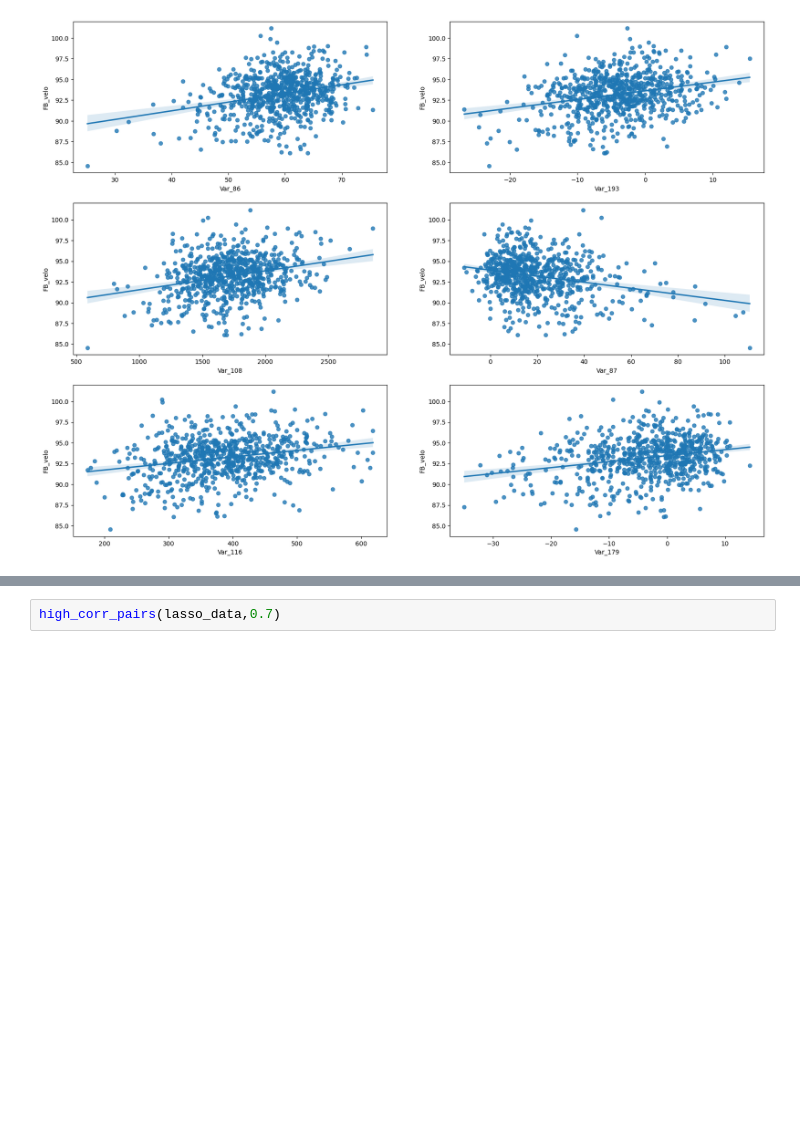
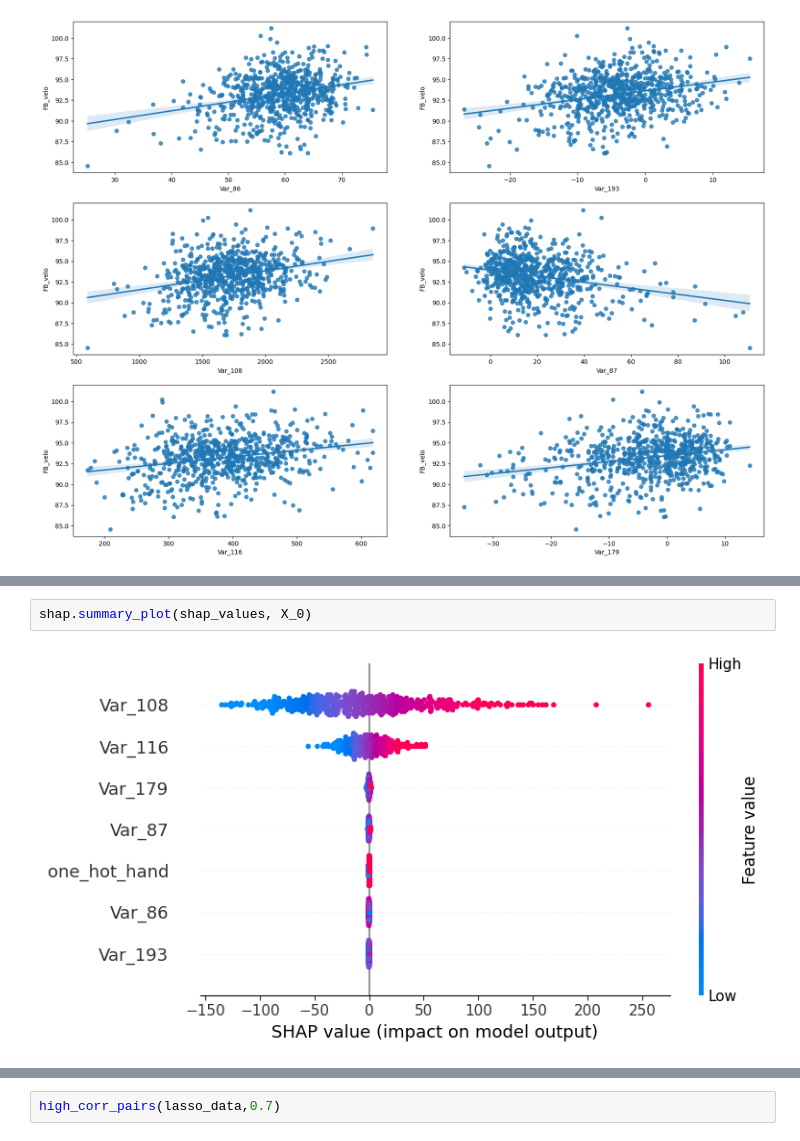
Before and after one commit to sidthakur08/biomech-velo, a Jupyter notebook: exploration.ipynb, the cells around one changed output, grey strips where cells are left out. Cells and saved outputs as stored; diff of their text form; blank space fills up the shorter version.

```diff
--- a/exploration.ipynb
+++ b/exploration.ipynb
@@ -420,0 +480,4 @@ centroids
+# %%
+shap.summary_plot(shap_values, X_0)
+# %% [output]
+[figure, added]
```
Also changed, not shown: parts of 43 cells of this notebook.
